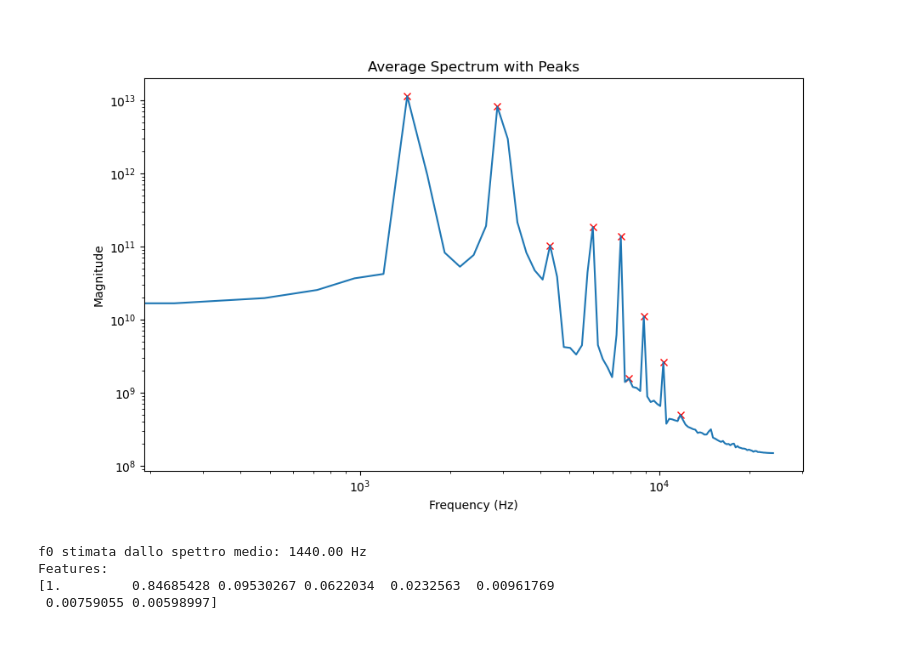
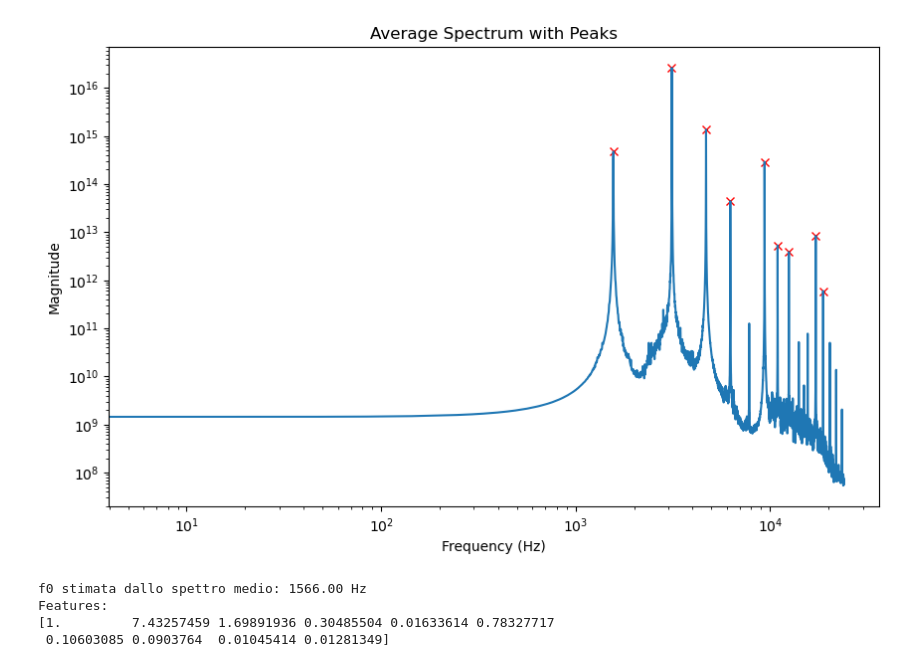
Before and after one commit to Lvetto/lmd_organo, a Jupyter notebook: Organ.ipynb, the cells around one changed output. Drawn from its saved outputs; the diff is of its cells as text; code cells hidden in the pictures; blank space fills up the shorter version.

```diff
--- a/Organ.ipynb
+++ b/Organ.ipynb
@@ -10,5 +10,5 @@ plt.close('all')
 # %%
-note_data = readwav('Data_organ/note_2.wav')
+note_data = readwav('Data_organ/note_1.wav')
 rate, data = note_data
 print(data.shape)
 channel1 = data[:,0]
@@ -179,30 +179,36 @@ plt.show()
 # %%
+window_size_gauss_fine = 8000
+
 freqs, avg_magnitude = get_average_spectrum(data, rate, window_size_gauss_fine, window_size_step)
 
-peaks_avg, _ = sp.signal.find_peaks(np.abs(avg_magnitude)**2, prominence=1e8)
+power_spectrum = np.abs(avg_magnitude)**2
+adaptive_prominence = 1e-5 * np.max(power_spectrum)
+
+
+peaks_avg, _ = sp.signal.find_peaks(np.abs(avg_magnitude)**2, prominence=adaptive_prominence)
 prominences = sp.signal.peak_prominences(np.abs(avg_magnitude)**2, peaks_avg)[0]
 
 plt.figure(figsize=(10, 6))
 
 plt.plot(freqs[peaks_avg], np.abs(avg_magnitude)[peaks_avg]**2, 'rx', label='Peaks')
 plt.plot(freqs, np.abs(avg_magnitude)**2, label='Average Spectrum')
 plt.yscale('log')
 plt.xscale('log')
 plt.title('Average Spectrum with Peaks')
 plt.xlabel('Frequency (Hz)')
 plt.ylabel('Magnitude')
 plt.show()
 
 f0_stimata = get_f0_from_peaks(freqs[peaks_avg])
 print(f"f0 stimata dallo spettro medio: {f0_stimata:.2f} Hz")
 
-features = extract_harmonics(freqs, avg_magnitude, f0_stimata, 8)
+features = extract_harmonics(freqs, avg_magnitude, f0_stimata, 10)
 
 print("Features:")
 print(features)
 # %% [output]
-[figure, old version]
+[figure, new version]
-f0 stimata dallo spettro medio: 1440.00 Hz
+f0 stimata dallo spettro medio: 1566.00 Hz
 Features:
-[1.         0.84685428 0.09530267 0.0622034  0.0232563  0.00961769
- 0.00759055 0.00598997]
+[1.         7.43257459 1.69891936 0.30485504 0.01633614 0.78327717
+ 0.10603085 0.0903764  0.01045414 0.01281349]
```
Also changed, not shown: parts of 10 cells of this notebook, 1 other file.
